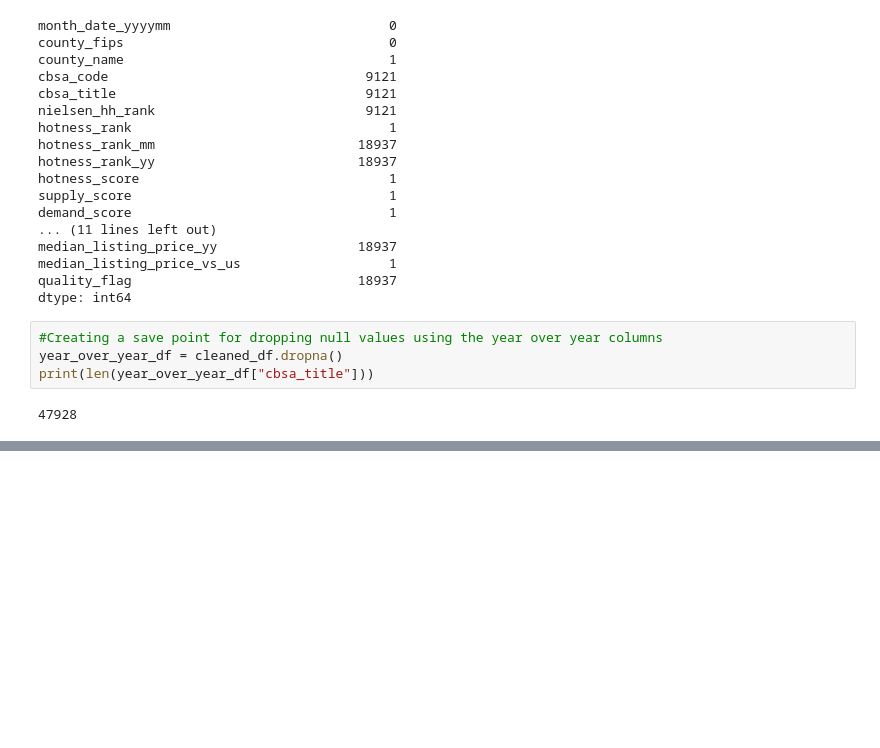
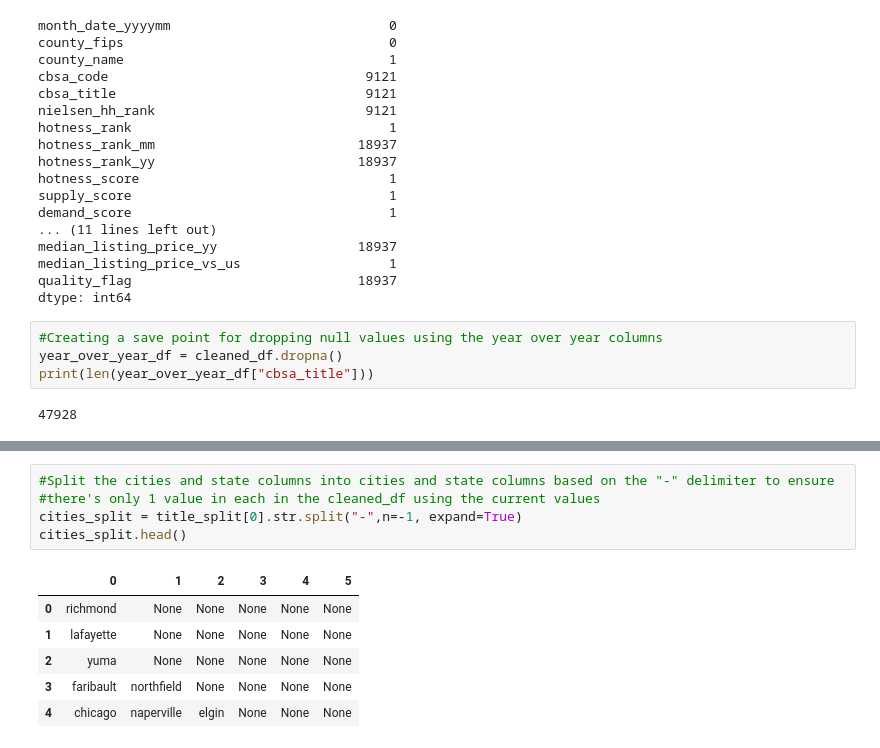
Before and after one commit to sjpozzuoli/Daves_Eagles, a Jupyter notebook: Dataset_Exploration_v1.ipynb, the cells around one changed output, grey strips where cells are left out. Drawn from its saved outputs; the diff is of its cells as text; blank space fills up the shorter version.

```diff
--- a/Dataset_Exploration_v1.ipynb
+++ b/Dataset_Exploration_v1.ipynb
@@ -132,0 +203,12 @@ triggered_df = cleaned_df.loc[cleaned_df["quality_flag"] == 1]
+# %%
+#Split the cities and state columns into cities and state columns based on the "-" delimiter to ensure
+#there's only 1 value in each in the cleaned_df using the current values
+cities_split = title_split[0].str.split("-",n=-1, expand=True)
+cities_split.head()
+# %% [output]
+|  | 0 | 1 | 2 | 3 | 4 | 5 |
+| 0 | richmond | None | None | None | None | None |
+| 1 | lafayette | None | None | None | None | None |
+| 2 | yuma | None | None | None | None | None |
+| 3 | faribault | northfield | None | None | None | None |
+| 4 | chicago | naperville | elgin | None | None | None |
```
Also changed, not shown: parts of 14 cells of this notebook, 2 other files.
